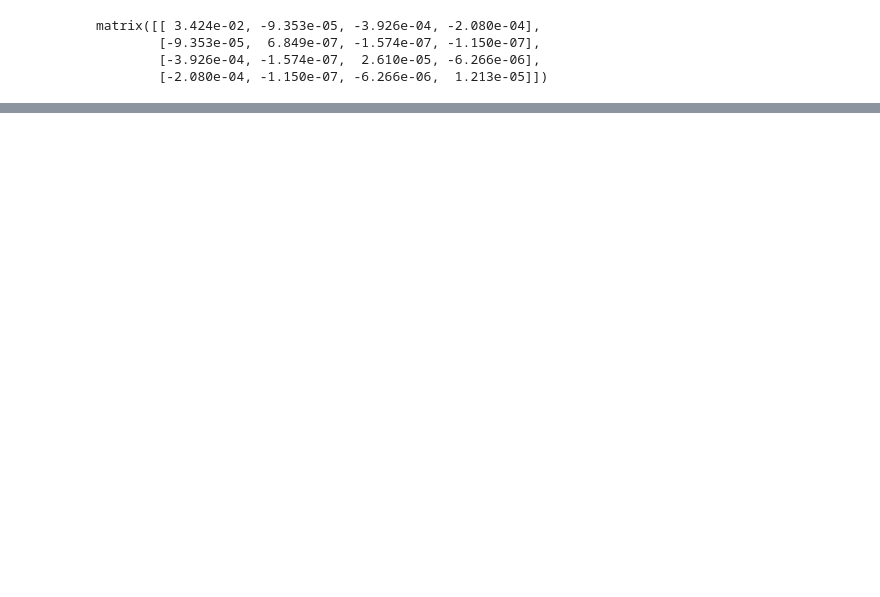
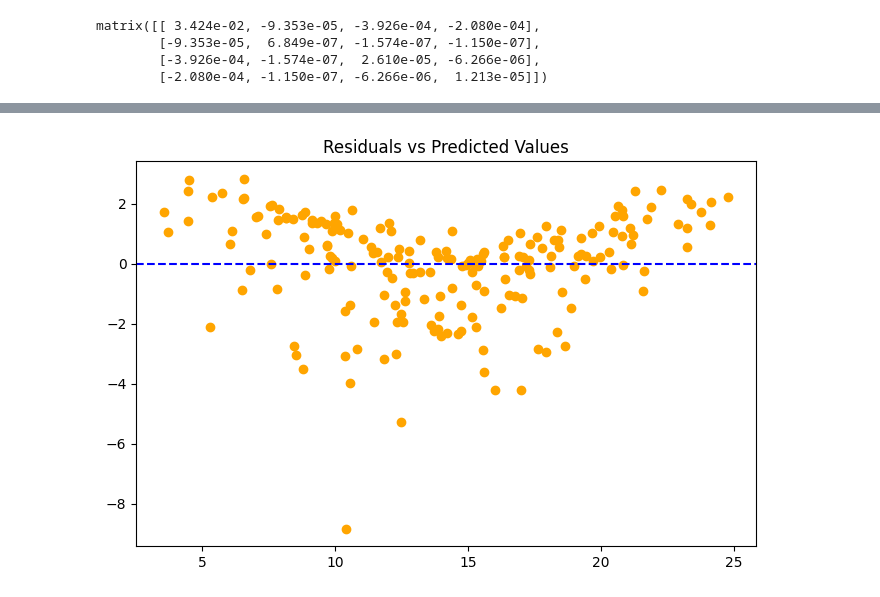
Before and after one commit to 2022khev/Data-science, a Jupyter notebook: Understanding Multiple Linear Regression with Python without Python Packages.ipynb, the cells around one changed output, grey strips where cells are left out. Cells and saved outputs as stored; diff of their text form; code cells hidden in the pictures; blank space fills up the shorter version.

```diff
--- a/Understanding Multiple Linear Regression with Python without Python Packages.ipynb
+++ b/Understanding Multiple Linear Regression with Python without Python Packages.ipynb
@@ -303,0 +458,8 @@ print(t_radio)
+# %%
+plt.figure(figsize=(8,5))
+residuals = y-yhat
+plt.title("Residuals vs Predicted Values")
+plt.axhline(y=0, color='b', linestyle='--')
+plt.scatter(np.array(yhat),np.array(residuals),color='orange');
+# %% [output]
+[figure, added]
```
Also changed, not shown: parts of 26 cells of this notebook.
